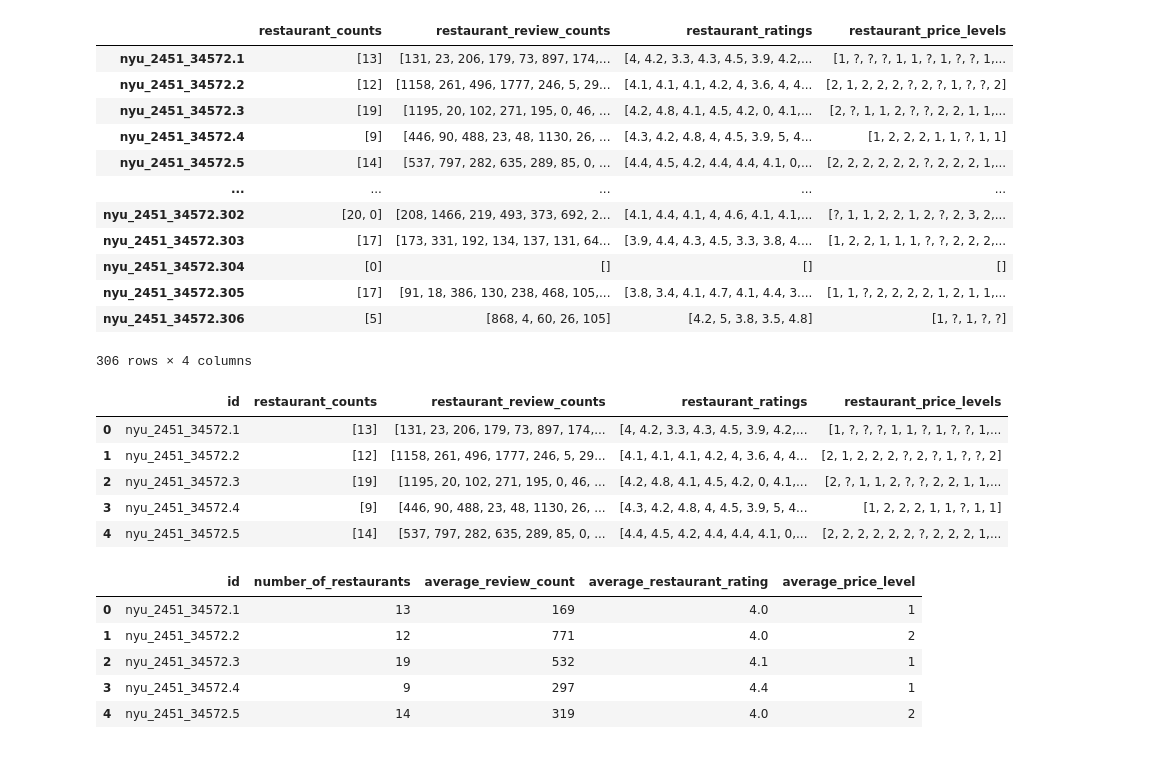
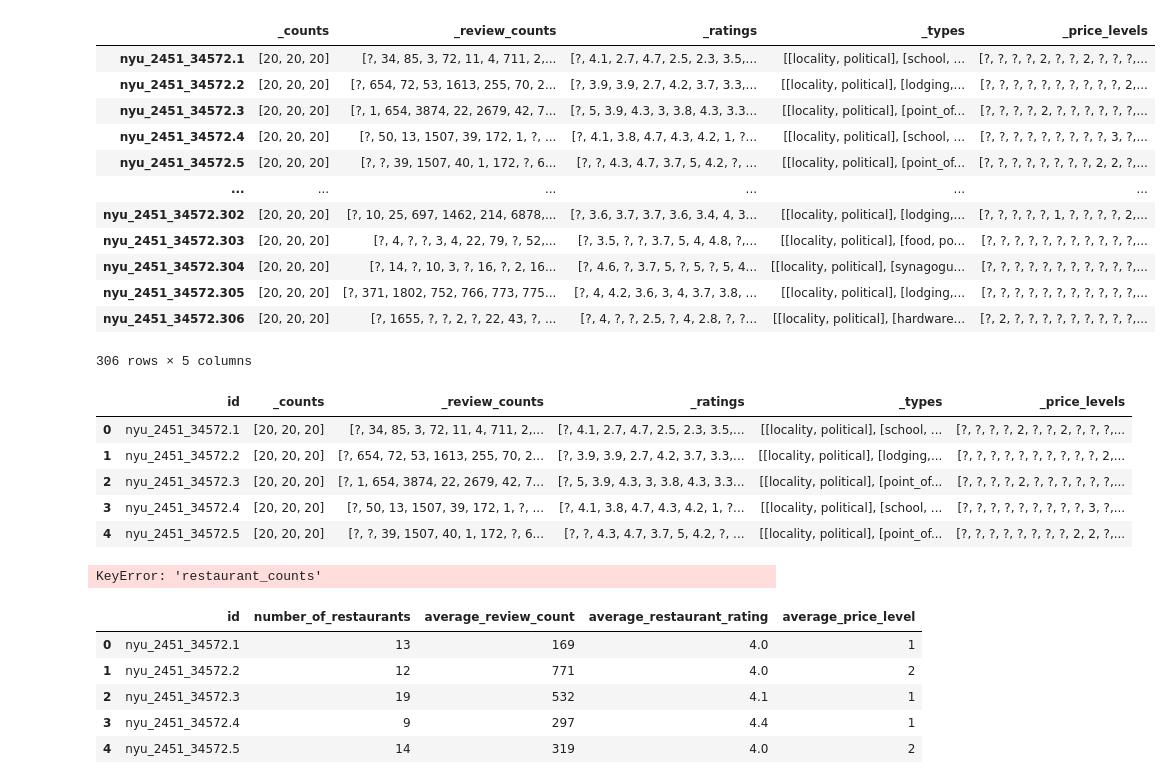
Before and after one commit to ktamkee/NYC_midterm_project, a Jupyter notebook: data/google_data.ipynb, the cells around one changed output. Cells and saved outputs as stored; diff of their text form; code cells hidden in the pictures.

Commit message:
Begun Price cleaning + Last push of the night

```diff
--- a/data/google_data.ipynb
+++ b/data/google_data.ipynb
@@ -4,38 +4,40 @@ import numpy as np
 import json
 from pandas.io.json import json_normalize
 # %%
-file = open('data/google_restaurants.json')
+file = open('data/google_all_venues_1km.json')
 data = json.load(file)
 data = pd.DataFrame(data).T
 data
 # %% [output]
-|  | restaurant_counts | restaurant_review_counts | restaurant_ratings | restaurant_price_levels |
-| nyu_2451_34572.1 | [13] | [131, 23, 206, 179, 73, 897, 174,... | [4, 4.2, 3.3, 4.3, 4.5, 3.9, 4.2,... | [1, ?, ?, ?, 1, 1, ?, 1, ?, ?, 1,... |
-| nyu_2451_34572.2 | [12] | [1158, 261, 496, 1777, 246, 5, 29... | [4.1, 4.1, 4.1, 4.2, 4, 3.6, 4, 4... | [2, 1, 2, 2, 2, ?, 2, ?, 1, ?, ?, 2] |
-| nyu_2451_34572.3 | [19] | [1195, 20, 102, 271, 195, 0, 46, ... | [4.2, 4.8, 4.1, 4.5, 4.2, 0, 4.1,... | [2, ?, 1, 1, 2, ?, ?, 2, 2, 1, 1,... |
-| nyu_2451_34572.4 | [9] | [446, 90, 488, 23, 48, 1130, 26, ... | [4.3, 4.2, 4.8, 4, 4.5, 3.9, 5, 4... | [1, 2, 2, 2, 1, 1, ?, 1, 1] |
-| nyu_2451_34572.5 | [14] | [537, 797, 282, 635, 289, 85, 0, ... | [4.4, 4.5, 4.2, 4.4, 4.4, 4.1, 0,... | [2, 2, 2, 2, 2, 2, ?, 2, 2, 2, 1,... |
-| ... | ... | ... | ... | ... |
-| nyu_2451_34572.302 | [20, 0] | [208, 1466, 219, 493, 373, 692, 2... | [4.1, 4.4, 4.1, 4, 4.6, 4.1, 4.1,... | [?, 1, 1, 2, 2, 1, 2, ?, 2, 3, 2,... |
-| nyu_2451_34572.303 | [17] | [173, 331, 192, 134, 137, 131, 64... | [3.9, 4.4, 4.3, 4.5, 3.3, 3.8, 4.... | [1, 2, 2, 1, 1, 1, ?, ?, 2, 2, 2,... |
-| nyu_2451_34572.304 | [0] | [] | [] | [] |
-| nyu_2451_34572.305 | [17] | [91, 18, 386, 130, 238, 468, 105,... | [3.8, 3.4, 4.1, 4.7, 4.1, 4.4, 3.... | [1, 1, ?, 2, 2, 2, 2, 1, 2, 1, 1,... |
-| nyu_2451_34572.306 | [5] | [868, 4, 60, 26, 105] | [4.2, 5, 3.8, 3.5, 4.8] | [1, ?, 1, ?, ?] |
+|  | _counts | _review_counts | _ratings | _types | _price_levels |
+| nyu_2451_34572.1 | [20, 20, 20] | [?, 34, 85, 3, 72, 11, 4, 711, 2,... | [?, 4.1, 2.7, 4.7, 2.5, 2.3, 3.5,... | [[locality, political], [school, ... | [?, ?, ?, ?, 2, ?, ?, 2, ?, ?, ?,... |
+| nyu_2451_34572.2 | [20, 20, 20] | [?, 654, 72, 53, 1613, 255, 70, 2... | [?, 3.9, 3.9, 2.7, 4.2, 3.7, 3.3,... | [[locality, political], [lodging,... | [?, ?, ?, ?, ?, ?, ?, ?, ?, ?, 2,... |
+| nyu_2451_34572.3 | [20, 20, 20] | [?, 1, 654, 3874, 22, 2679, 42, 7... | [?, 5, 3.9, 4.3, 3, 3.8, 4.3, 3.3... | [[locality, political], [point_of... | [?, ?, ?, ?, 2, ?, ?, ?, ?, ?, ?,... |
+| nyu_2451_34572.4 | [20, 20, 20] | [?, 50, 13, 1507, 39, 172, 1, ?, ... | [?, 4.1, 3.8, 4.7, 4.3, 4.2, 1, ?... | [[locality, political], [school, ... | [?, ?, ?, ?, ?, ?, ?, ?, ?, 3, ?,... |
+| nyu_2451_34572.5 | [20, 20, 20] | [?, ?, 39, 1507, 40, 1, 172, ?, 6... | [?, ?, 4.3, 4.7, 3.7, 5, 4.2, ?, ... | [[locality, political], [point_of... | [?, ?, ?, ?, ?, ?, ?, ?, 2, 2, ?,... |
+| ... | ... | ... | ... | ... | ... |
+| nyu_2451_34572.302 | [20, 20, 20] | [?, 10, 25, 697, 1462, 214, 6878,... | [?, 3.6, 3.7, 3.7, 3.6, 3.4, 4, 3... | [[locality, political], [lodging,... | [?, ?, ?, ?, ?, 1, ?, ?, ?, ?, 2,... |
+| nyu_2451_34572.303 | [20, 20, 20] | [?, 4, ?, ?, 3, 4, 22, 79, ?, 52,... | [?, 3.5, ?, ?, 3.7, 5, 4, 4.8, ?,... | [[locality, political], [food, po... | [?, ?, ?, ?, ?, ?, ?, ?, ?, ?, ?,... |
+| nyu_2451_34572.304 | [20, 20, 20] | [?, 14, ?, 10, 3, ?, 16, ?, 2, 16... | [?, 4.6, ?, 3.7, 5, ?, 5, ?, 5, 4... | [[locality, political], [synagogu... | [?, ?, ?, ?, ?, ?, ?, ?, ?, ?, ?,... |
+| nyu_2451_34572.305 | [20, 20, 20] | [?, 371, 1802, 752, 766, 773, 775... | [?, 4, 4.2, 3.6, 3, 4, 3.7, 3.8, ... | [[locality, political], [lodging,... | [?, ?, ?, ?, ?, ?, ?, ?, ?, ?, ?,... |
+| nyu_2451_34572.306 | [20, 20, 20] | [?, 1655, ?, ?, 2, ?, 22, 43, ?, ... | [?, 4, ?, ?, 2.5, ?, 4, 2.8, ?, ?... | [[locality, political], [hardware... | [?, 2, ?, ?, ?, ?, ?, ?, ?, ?, ?,... |
-306 rows × 4 columns
+306 rows × 5 columns
 # %%
 data = data.reset_index(level=0)
 data.columns=['id', 'restaurant_counts', 'restaurant_review_counts', 'restaurant_ratings', 'restaurant_price_levels']
 data.head()
 # %% [output]
-|  | id | restaurant_counts | restaurant_review_counts | restaurant_ratings | restaurant_price_levels |
-| 0 | nyu_2451_34572.1 | [13] | [131, 23, 206, 179, 73, 897, 174,... | [4, 4.2, 3.3, 4.3, 4.5, 3.9, 4.2,... | [1, ?, ?, ?, 1, 1, ?, 1, ?, ?, 1,... |
-| 1 | nyu_2451_34572.2 | [12] | [1158, 261, 496, 1777, 246, 5, 29... | [4.1, 4.1, 4.1, 4.2, 4, 3.6, 4, 4... | [2, 1, 2, 2, 2, ?, 2, ?, 1, ?, ?, 2] |
-| 2 | nyu_2451_34572.3 | [19] | [1195, 20, 102, 271, 195, 0, 46, ... | [4.2, 4.8, 4.1, 4.5, 4.2, 0, 4.1,... | [2, ?, 1, 1, 2, ?, ?, 2, 2, 1, 1,... |
-| 3 | nyu_2451_34572.4 | [9] | [446, 90, 488, 23, 48, 1130, 26, ... | [4.3, 4.2, 4.8, 4, 4.5, 3.9, 5, 4... | [1, 2, 2, 2, 1, 1, ?, 1, 1] |
-| 4 | nyu_2451_34572.5 | [14] | [537, 797, 282, 635, 289, 85, 0, ... | [4.4, 4.5, 4.2, 4.4, 4.4, 4.1, 0,... | [2, 2, 2, 2, 2, 2, ?, 2, 2, 2, 1,... |
+|  | id | _counts | _review_counts | _ratings | _types | _price_levels |
+| 0 | nyu_2451_34572.1 | [20, 20, 20] | [?, 34, 85, 3, 72, 11, 4, 711, 2,... | [?, 4.1, 2.7, 4.7, 2.5, 2.3, 3.5,... | [[locality, political], [school, ... | [?, ?, ?, ?, 2, ?, ?, 2, ?, ?, ?,... |
+| 1 | nyu_2451_34572.2 | [20, 20, 20] | [?, 654, 72, 53, 1613, 255, 70, 2... | [?, 3.9, 3.9, 2.7, 4.2, 3.7, 3.3,... | [[locality, political], [lodging,... | [?, ?, ?, ?, ?, ?, ?, ?, ?, ?, 2,... |
+| 2 | nyu_2451_34572.3 | [20, 20, 20] | [?, 1, 654, 3874, 22, 2679, 42, 7... | [?, 5, 3.9, 4.3, 3, 3.8, 4.3, 3.3... | [[locality, political], [point_of... | [?, ?, ?, ?, 2, ?, ?, ?, ?, ?, ?,... |
+| 3 | nyu_2451_34572.4 | [20, 20, 20] | [?, 50, 13, 1507, 39, 172, 1, ?, ... | [?, 4.1, 3.8, 4.7, 4.3, 4.2, 1, ?... | [[locality, political], [school, ... | [?, ?, ?, ?, ?, ?, ?, ?, ?, 3, ?,... |
+| 4 | nyu_2451_34572.5 | [20, 20, 20] | [?, ?, 39, 1507, 40, 1, 172, ?, 6... | [?, ?, 4.3, 4.7, 3.7, 5, 4.2, ?, ... | [[locality, political], [point_of... | [?, ?, ?, ?, ?, ?, ?, ?, 2, 2, ?,... |
 # %%
 restuarants_data = pd.DataFrame(data['id'])
 restuarants_data['number_of_restaurants'] = data['restaurant_counts'].apply(sum)
+# %% [output]
+KeyError: 'restaurant_counts'
 # %%
 review_count_lst = data.restaurant_review_counts.tolist()
 average_review_count = []
```
Also changed, not shown: parts of 16 cells of this notebook, 7 other files.
